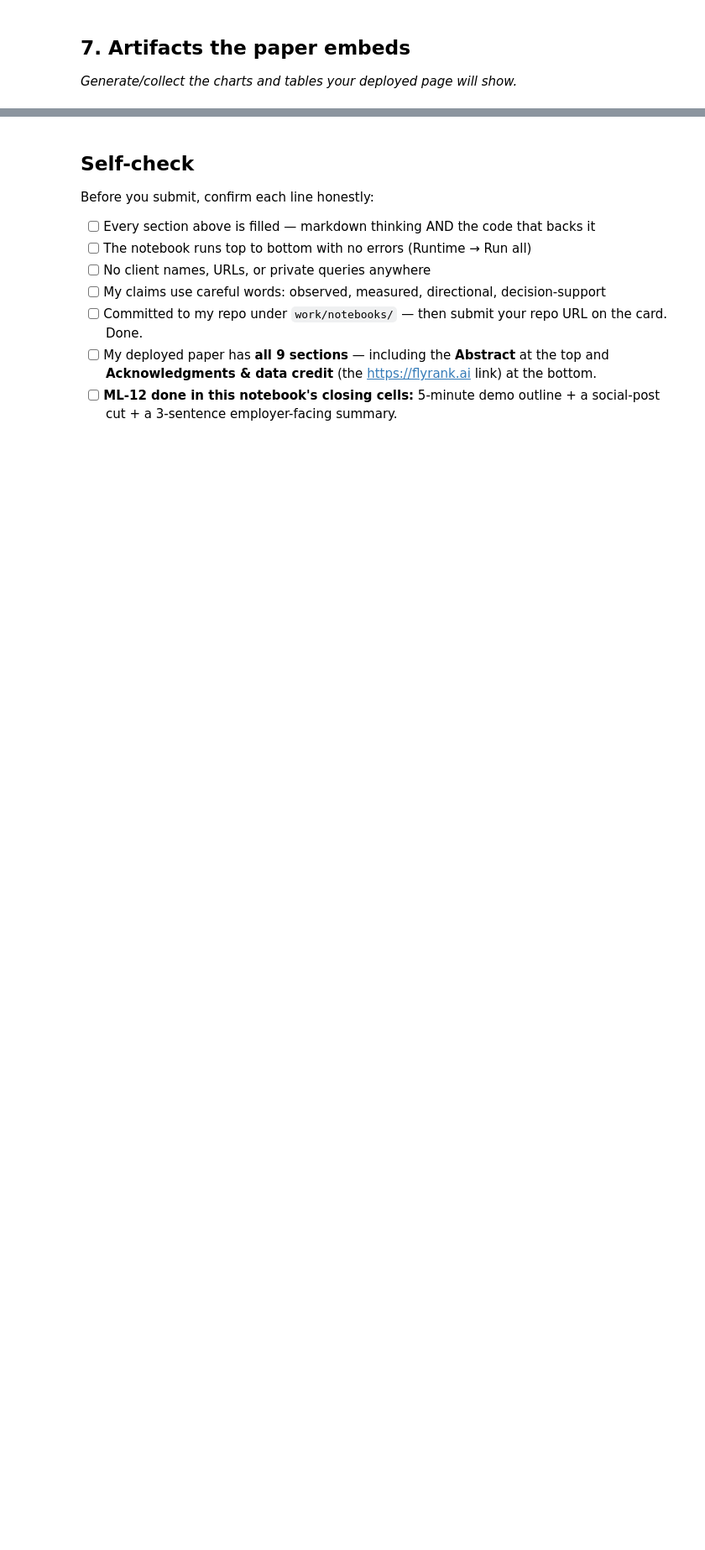
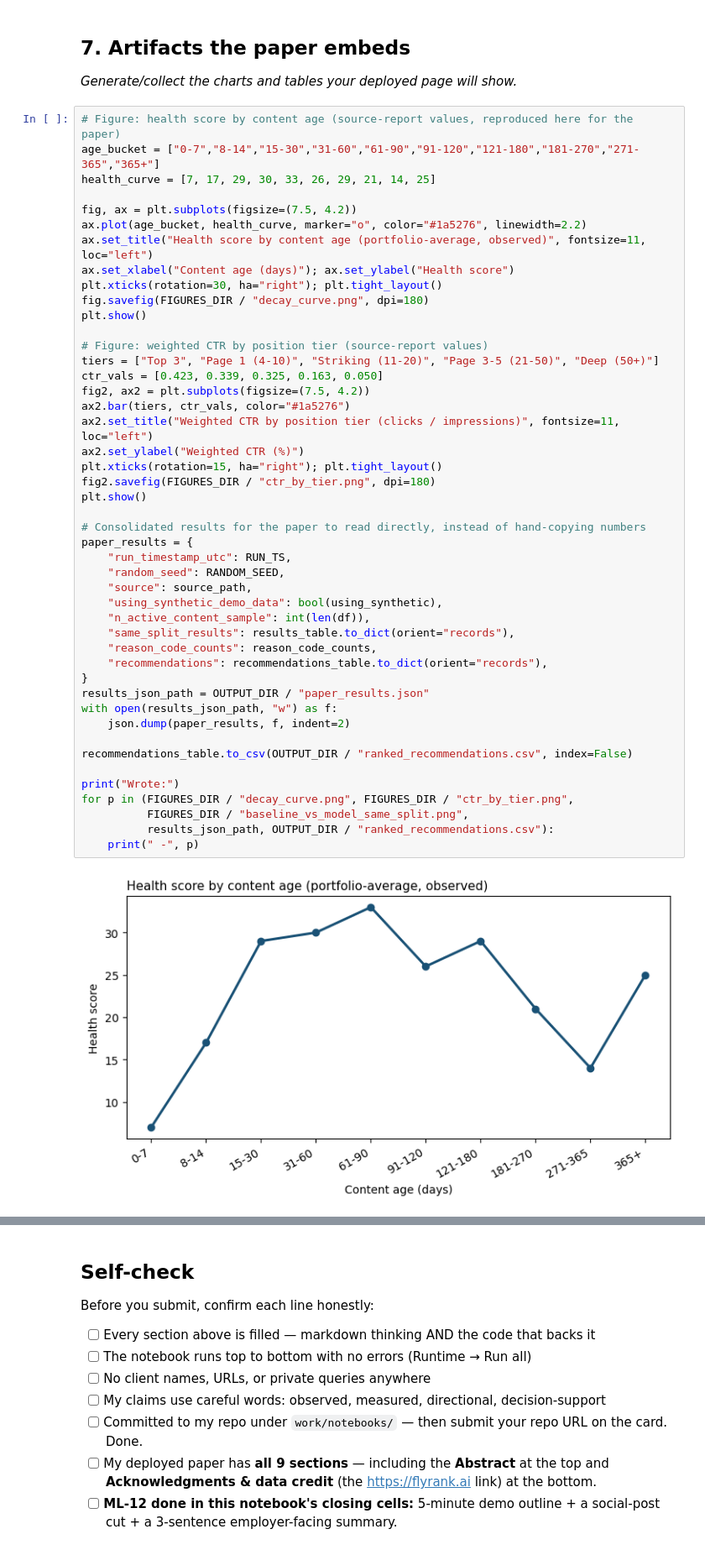
Before and after one commit to Trisha108-hub/flyrank-ml-internship, a Jupyter notebook: work/notebooks/capstone.ipynb, the cells around one changed output, grey strips where cells are left out. Shown at 84% size. Saved outputs shown, nothing was run; the diff lists cells and outputs as text; blank space fills up the shorter version.

```diff
--- a/work/notebooks/capstone.ipynb
+++ b/work/notebooks/capstone.ipynb
@@ -34,3 +372,51 @@ This skeleton is yours to fill. Work the sections **in order** — each one has
 ## 7. Artifacts the paper embeds
 
 *Generate/collect the charts and tables your deployed page will show.*
+# %%
+# Figure: health score by content age (source-report values, reproduced here for the paper)
+age_bucket = ["0-7","8-14","15-30","31-60","61-90","91-120","121-180","181-270","271-365","365+"]
+health_curve = [7, 17, 29, 30, 33, 26, 29, 21, 14, 25]
+
+fig, ax = plt.subplots(figsize=(7.5, 4.2))
+ax.plot(age_bucket, health_curve, marker="o", color="#1a5276", linewidth=2.2)
+ax.set_title("Health score by content age (portfolio-average, observed)", fontsize=11, loc="left")
+ax.set_xlabel("Content age (days)"); ax.set_ylabel("Health score")
+plt.xticks(rotation=30, ha="right"); plt.tight_layout()
+fig.savefig(FIGURES_DIR / "decay_curve.png", dpi=180)
+plt.show()
+
+# Figure: weighted CTR by position tier (source-report values)
+tiers = ["Top 3", "Page 1 (4-10)", "Striking (11-20)", "Page 3-5 (21-50)", "Deep (50+)"]
+ctr_vals = [0.423, 0.339, 0.325, 0.163, 0.050]
+fig2, ax2 = plt.subplots(figsize=(7.5, 4.2))
+ax2.bar(tiers, ctr_vals, color="#1a5276")
+ax2.set_title("Weighted CTR by position tier (clicks / impressions)", fontsize=11, loc="left")
+ax2.set_ylabel("Weighted CTR (%)")
+plt.xticks(rotation=15, ha="right"); plt.tight_layout()
+fig2.savefig(FIGURES_DIR / "ctr_by_tier.png", dpi=180)
+plt.show()
+
+# Consolidated results for the paper to read directly, instead of hand-copying numbers
+paper_results = {
+    "run_timestamp_utc": RUN_TS,
+    "random_seed": RANDOM_SEED,
+    "source": source_path,
+    "using_synthetic_demo_data": bool(using_synthetic),
+    "n_active_content_sample": int(len(df)),
+    "same_split_results": results_table.to_dict(orient="records"),
+    "reason_code_counts": reason_code_counts,
+    "recommendations": recommendations_table.to_dict(orient="records"),
+}
+results_json_path = OUTPUT_DIR / "paper_results.json"
+with open(results_json_path, "w") as f:
+    json.dump(paper_results, f, indent=2)
+
+recommendations_table.to_csv(OUTPUT_DIR / "ranked_recommendations.csv", index=False)
+
+print("Wrote:")
+for p in (FIGURES_DIR / "decay_curve.png", FIGURES_DIR / "ctr_by_tier.png",
+          FIGURES_DIR / "baseline_vs_model_same_split.png",
+          results_json_path, OUTPUT_DIR / "ranked_recommendations.csv"):
+    print(" -", p)
+# %% [output]
+[figure, added]
```
Also changed, not shown: parts of 20 cells of this notebook.
